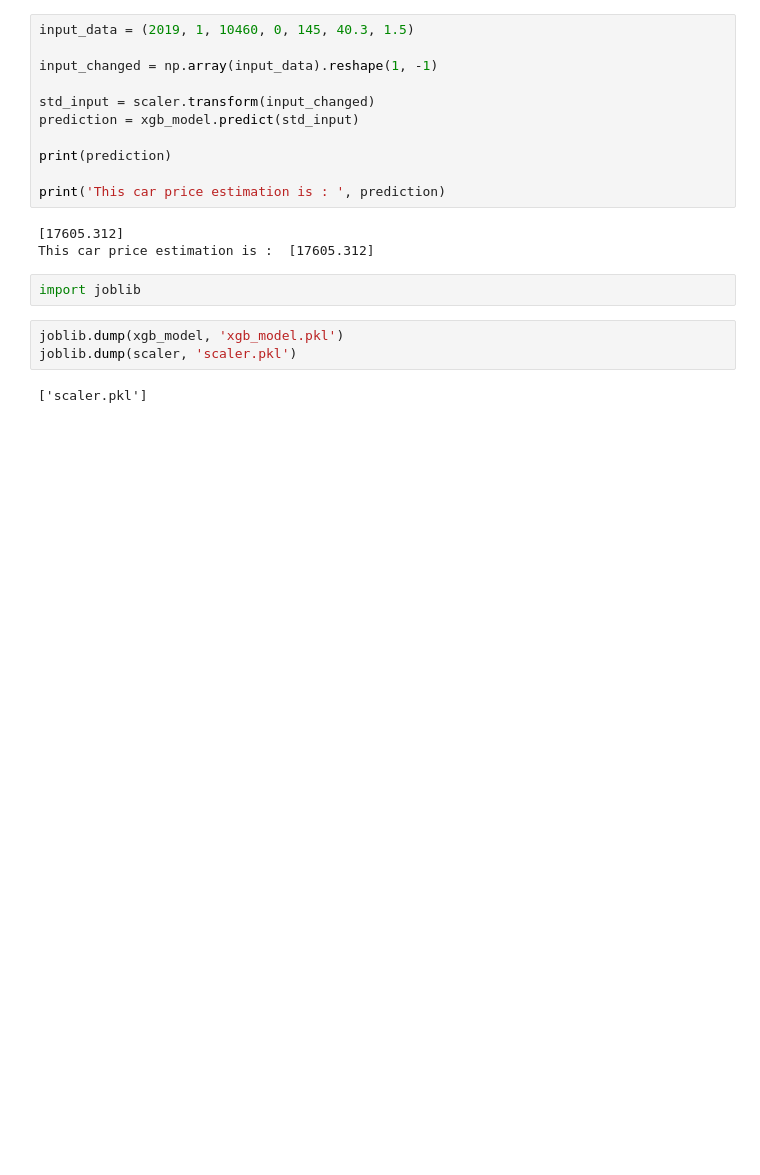
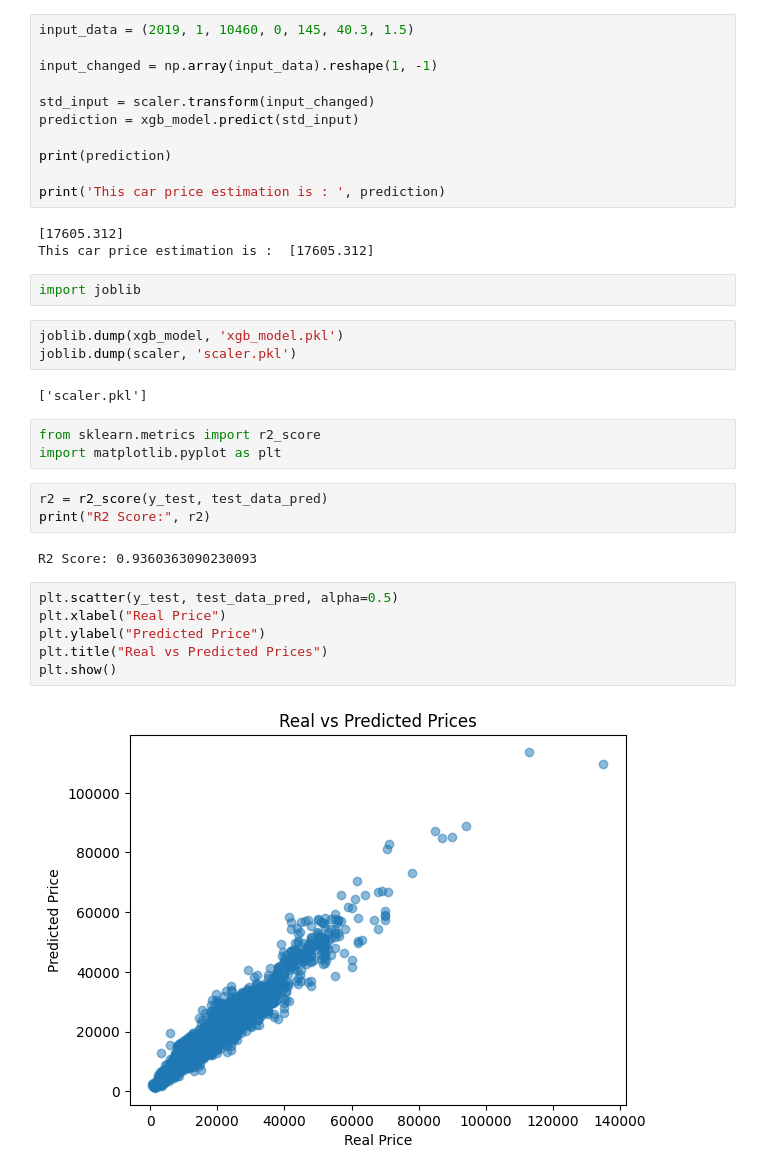
Before and after one commit to anish0m/AutoPredictor, a Jupyter notebook: AutoPredictor.ipynb, the cells around one changed output. Cells and saved outputs as stored; diff of their text form; blank space fills up the shorter version.

Commit message:
Graph

```diff
--- a/AutoPredictor.ipynb
+++ b/AutoPredictor.ipynb
@@ -194,3 +194,19 @@ joblib.dump(xgb_model, 'xgb_model.pkl')
 joblib.dump(scaler, 'scaler.pkl')
 # %% [output]
 ['scaler.pkl']
+# %%
+from sklearn.metrics import r2_score
+import matplotlib.pyplot as plt
+# %%
+r2 = r2_score(y_test, test_data_pred)
+print("R2 Score:", r2)
+# %% [output]
+R2 Score: 0.9360363090230093
+# %%
+plt.scatter(y_test, test_data_pred, alpha=0.5)
+plt.xlabel("Real Price")
+plt.ylabel("Predicted Price")
+plt.title("Real vs Predicted Prices")
+plt.show()
+# %% [output]
+[figure, added]
```
Also changed, not shown: parts of 1 cell of this notebook, 1 other file.
